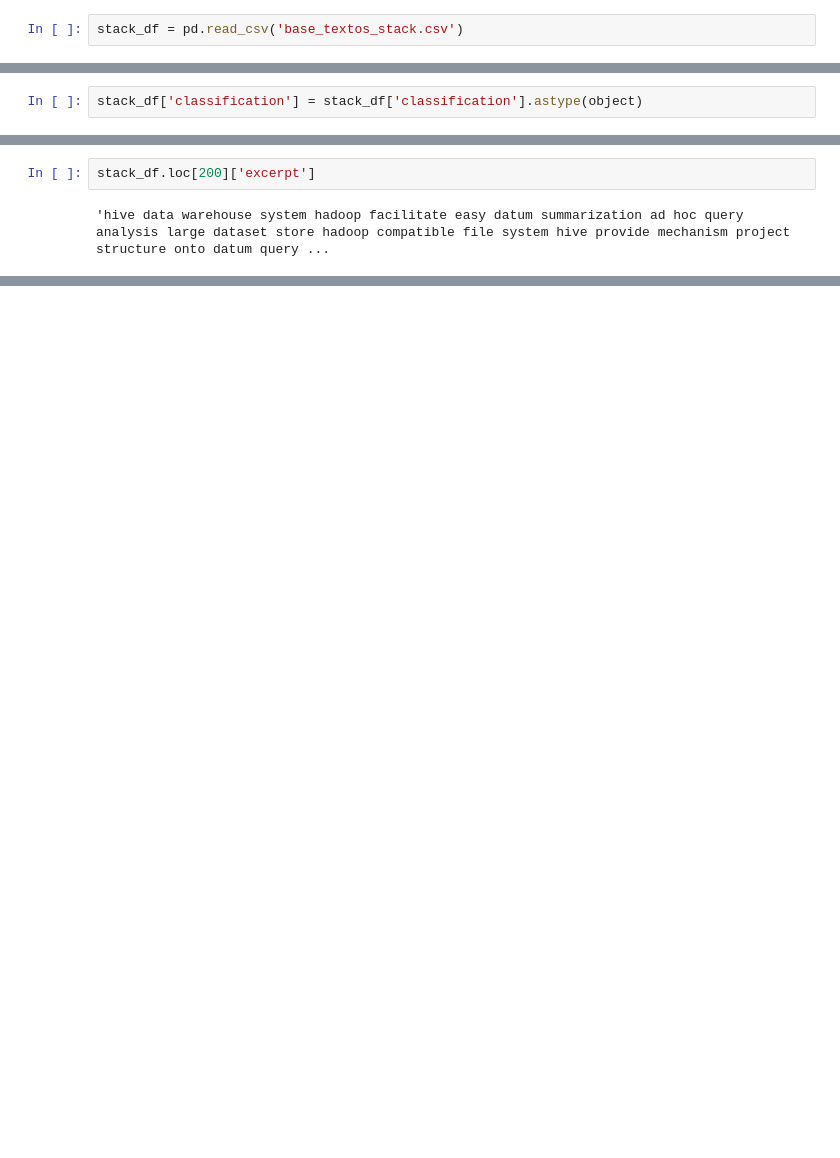
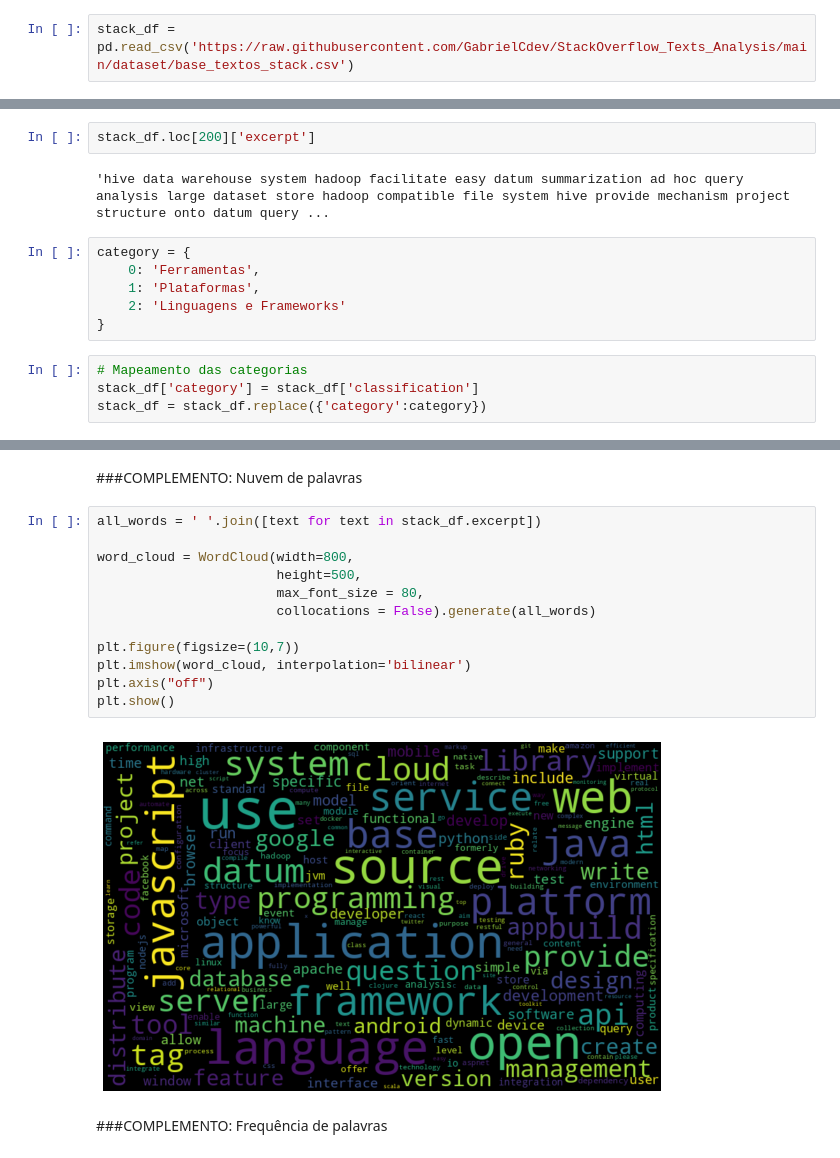
Before and after one commit to GabrielCdev/StackOverflow_Texts_Analysis, a Jupyter notebook: StackOverflow_Texts_Analysis.ipynb, the cells around one changed output, grey strips where cells are left out. Cells and saved outputs as stored; diff of their text form; blank space fills up the shorter version.

Commit message:
More analysis and IA algorithms applicated

```diff
--- a/StackOverflow_Texts_Analysis.ipynb
+++ b/StackOverflow_Texts_Analysis.ipynb
@@ -78,5 +87,5 @@ sns.set_style("whitegrid")
 # %% [markdown]
 #Carga de dados
 # %%
-stack_df = pd.read_csv('base_textos_stack.csv')
+stack_df = pd.read_csv('https://raw.githubusercontent.com/GabrielCdev/StackOverflow_Texts_Analysis/main/dataset/base_textos_stack.csv')
 # %% [markdown]
@@ -118,5 +113,3 @@ memory usage: 4.3+ KB
-# %%
-stack_df['classification'] = stack_df['classification'].astype(object)
 # %%
 stack_df.info()
 # %% [output]
@@ -334,4 +327,14 @@ stack_df.loc[157]['classification']
 stack_df.loc[200]['excerpt']
 # %% [output]
 'hive data warehouse system hadoop facilitate easy datum summarization ad hoc query analysis large dataset store hadoop compatible file system hive provide mechanism project structure onto datum query ...
+# %%
+category = {
+    0: 'Ferramentas',
+    1: 'Plataformas',
+    2: 'Linguagens e Frameworks'
+}
+# %%
+# Mapeamento das categorias
+stack_df['category'] = stack_df['classification']
+stack_df = stack_df.replace({'category':category})
 # %% [markdown]
@@ -343,0 +416,18 @@ X_train, X_test, y_train, y_test = train_test_split(stack_df['excerpt'],
+# %% [markdown]
+###COMPLEMENTO: Nuvem de palavras
+# %%
+all_words = ' '.join([text for text in stack_df.excerpt])
+
+word_cloud = WordCloud(width=800,
+                       height=500,
+                       max_font_size = 80,
+                       collocations = False).generate(all_words)
+
+plt.figure(figsize=(10,7))
+plt.imshow(word_cloud, interpolation='bilinear')
+plt.axis("off")
+plt.show()
+# %% [output]
+[figure, added]
+# %% [markdown]
+###COMPLEMENTO: Frequência de palavras
```
Also changed, not shown: parts of 77 cells of this notebook.
